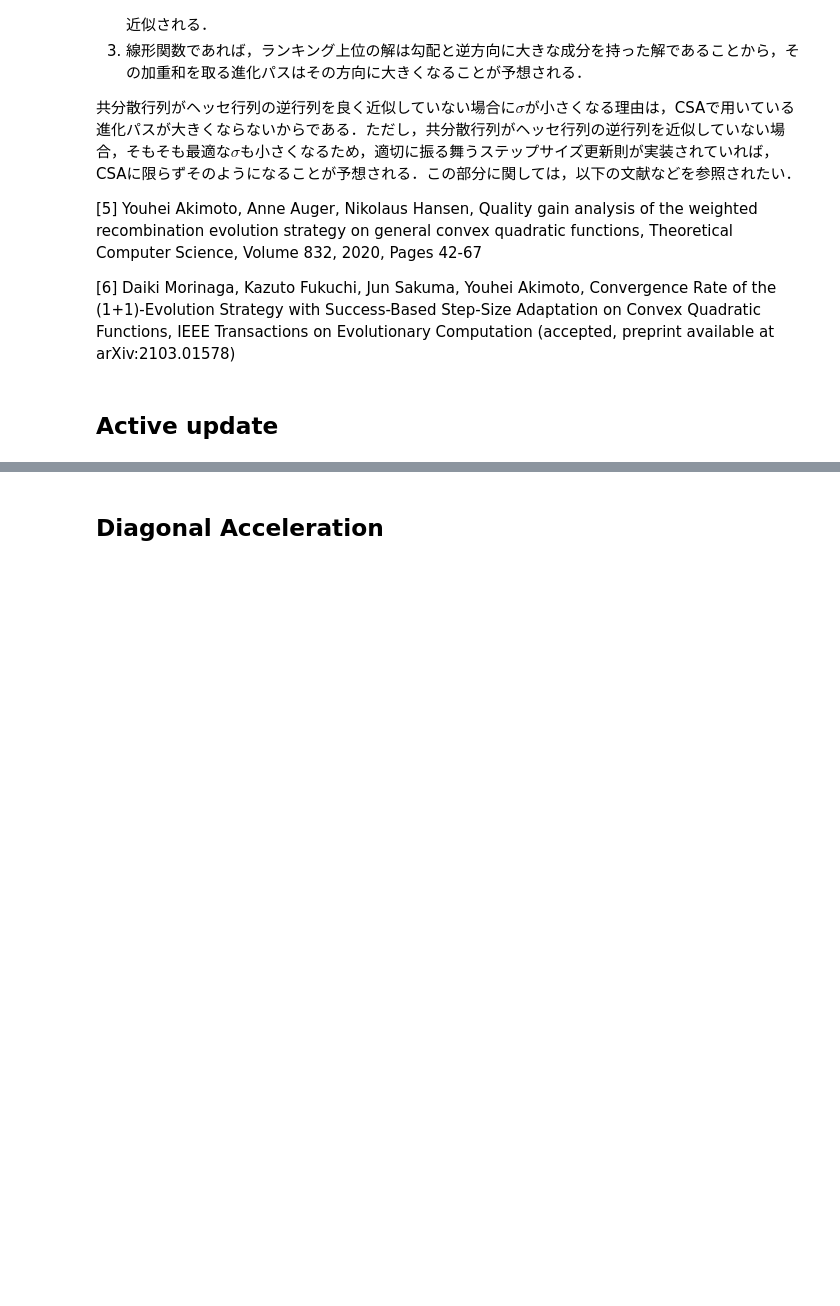
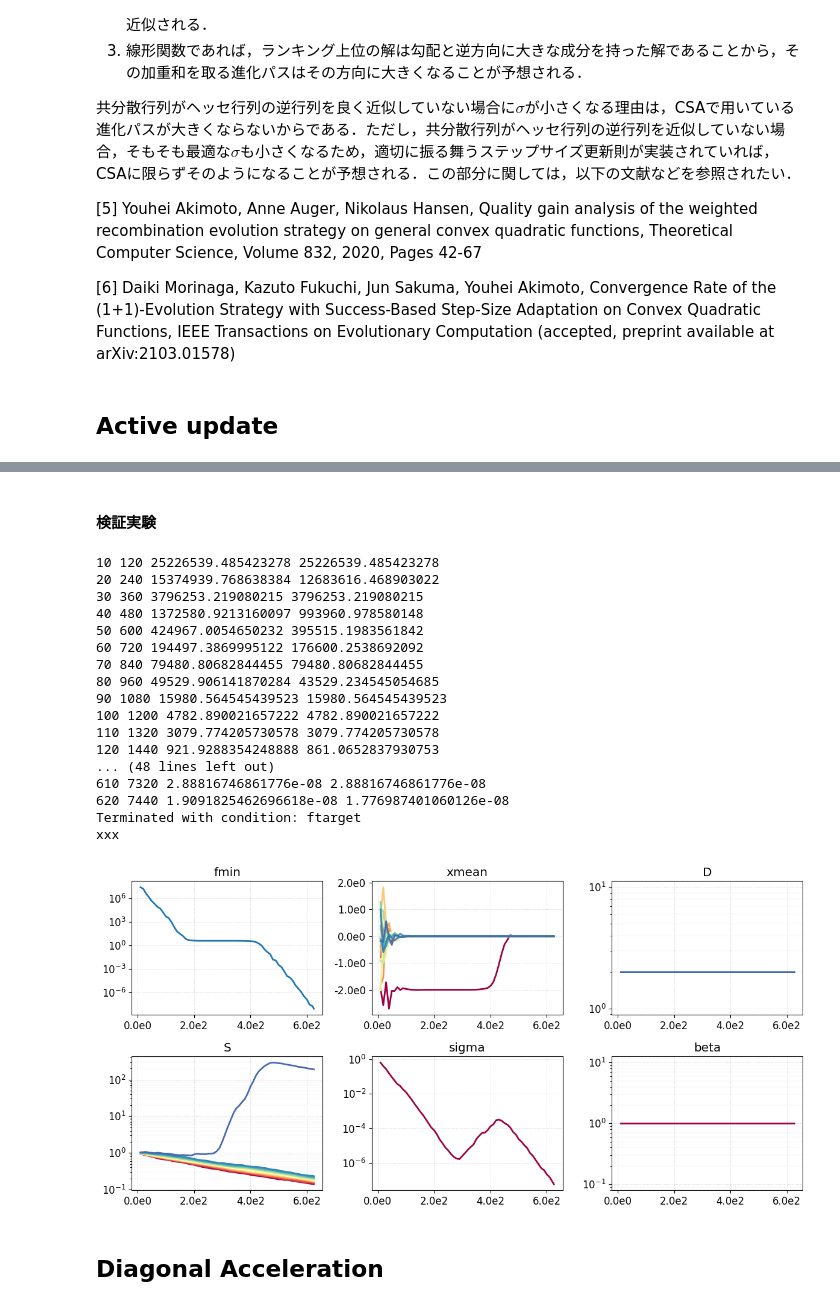
Before and after one commit to akimotolab/CMAES_Tutorial, a Jupyter notebook: 6_advanced_adaptation_mechanisms.ipynb, the cells around one changed output, grey strips where cells are left out. Cells and saved outputs as stored; diff of their text form; code cells hidden in the pictures; blank space fills up the shorter version.

```diff
--- a/6_advanced_adaptation_mechanisms.ipynb
+++ b/6_advanced_adaptation_mechanisms.ipynb
@@ -874,2 +896,72 @@ IEEE Transactions on Evolutionary Computation (accepted, preprint available at a
+# %% [markdown]
+#### 検証実験
+# %%
+def cigar(x):
+    return x[:, 0] ** 2 + 1e6 * np.sum(x[:, 1:] ** 2, axis=1)
+
+def tablet(x):
+    return 1e6 * x[:, 0] ** 2 + np.sum(x[:, 1:] ** 2, axis=1)
+
+def fobj(x):
+    return cigar(x)
+
+N = 20
+
+MAX_NEVAL = 1e6   # maximal number of f-calls
+F_TARGET = 1e-8   # target function value
+total_neval = 0   # total number of f-calls
+
+# Main loop
+ddcma = DdCma(xmean0=np.random.randn(N),
+              sigma0=np.ones(N)*2.,
+              lam=None,
+              flg_covariance_update=True,
+              flg_variance_update=False,
+              flg_active_update=False)
+checker = Checker(ddcma)
+logger = Logger(ddcma)
+
+issatisfied = False
+fbestsofar = np.inf
+while not issatisfied:
+    ddcma.onestep(func=fobj)
+    fbest = np.min(ddcma.arf)
+    fbestsofar = min(fbest, fbestsofar)
+    if fbest <= F_TARGET:
+        issatisfied, condition = True, 'ftarget'
+    else:
+        issatisfied, condition = checker()
+    if ddcma.t % 10 == 0:
+        print(ddcma.t, ddcma.neval, fbest, fbestsofar)
+        logger()
+logger(condition)
+print("Terminated with condition: " + str(condition))
+
+# Produce a figure
+fig, axdict = logger.plot()
+for key in axdict:
+    if key not in ('xmean'):
+        axdict[key].set_yscale('log')
+plt.tight_layout()
+plt.savefig(logger.prefix + '.pdf')
+# %% [output]
+10 120 25226539.485423278 25226539.485423278
+20 240 15374939.768638384 12683616.468903022
+30 360 3796253.219080215 3796253.219080215
+40 480 1372580.9213160097 993960.978580148
+50 600 424967.0054650232 395515.1983561842
+60 720 194497.3869995122 176600.2538692092
+70 840 79480.80682844455 79480.80682844455
+80 960 49529.906141870284 43529.234545054685
+90 1080 15980.564545439523 15980.564545439523
+100 1200 4782.890021657222 4782.890021657222
+110 1320 3079.774205730578 3079.774205730578
+120 1440 921.9288354248888 861.0652837930753
+... (48 lines left out)
+610 7320 2.88816746861776e-08 2.88816746861776e-08
+620 7440 1.9091825462696618e-08 1.776987401060126e-08
+Terminated with condition: ftarget
+xxx
+[figure, added]
 # %% [markdown]
 ## Diagonal Acceleration
```
Also changed, not shown: parts of 3 cells of this notebook.
